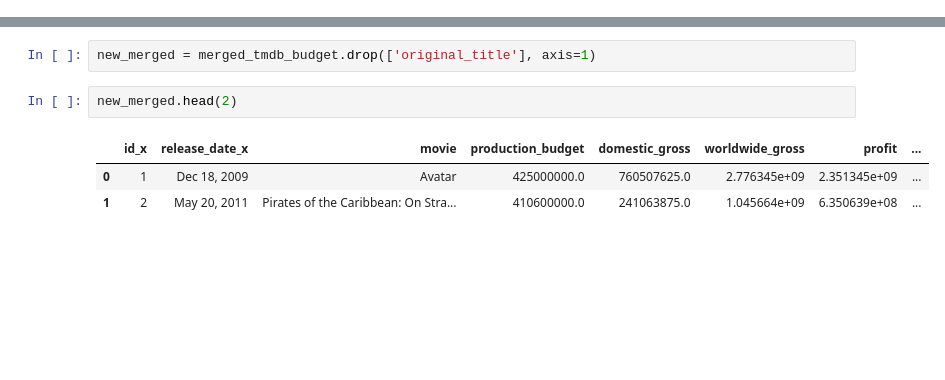
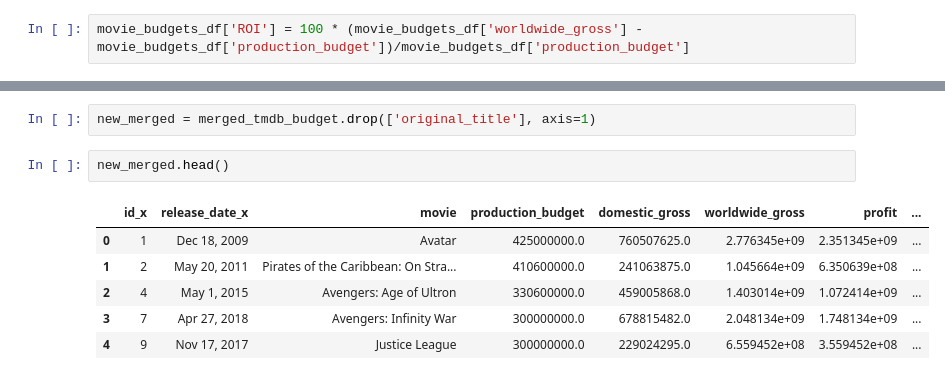
Before and after one commit to Sstrouderr/Capstone-repo, a Jupyter notebook: Notebooks/Carolyn/Book2.ipynb, the cells around one changed output, grey strips where cells are left out. Cells and saved outputs as stored; diff of their text form; blank space fills up the shorter version.

```diff
--- a/Notebooks/Carolyn/Book2.ipynb
+++ b/Notebooks/Carolyn/Book2.ipynb
@@ -224,0 +227,2 @@ plt.show()
+# %%
+movie_budgets_df['ROI'] = 100 * (movie_budgets_df['worldwide_gross'] - movie_budgets_df['production_budget'])/movie_budgets_df['production_budget']
@@ -260,8 +299,11 @@ merged_tmdb_budget
 # %%
 new_merged = merged_tmdb_budget.drop(['original_title'], axis=1)
 # %%
-new_merged.head(2)
+new_merged.head()
 # %% [output]
 |  | id_x | release_date_x | movie | production_budget | domestic_gross | worldwide_gross | profit | ... |
 | 0 | 1 | Dec 18, 2009 | Avatar | 425000000.0 | 760507625.0 | 2.776345e+09 | 2.351345e+09 | ... |
 | 1 | 2 | May 20, 2011 | Pirates of the Caribbean: On Stra... | 410600000.0 | 241063875.0 | 1.045664e+09 | 6.350639e+08 | ... |
+| 2 | 4 | May 1, 2015 | Avengers: Age of Ultron | 330600000.0 | 459005868.0 | 1.403014e+09 | 1.072414e+09 | ... |
+| 3 | 7 | Apr 27, 2018 | Avengers: Infinity War | 300000000.0 | 678815482.0 | 2.048134e+09 | 1.748134e+09 | ... |
+| 4 | 9 | Nov 17, 2017 | Justice League | 300000000.0 | 229024295.0 | 6.559452e+08 | 3.559452e+08 | ... |
```
Also changed, not shown: parts of 9 cells of this notebook.
